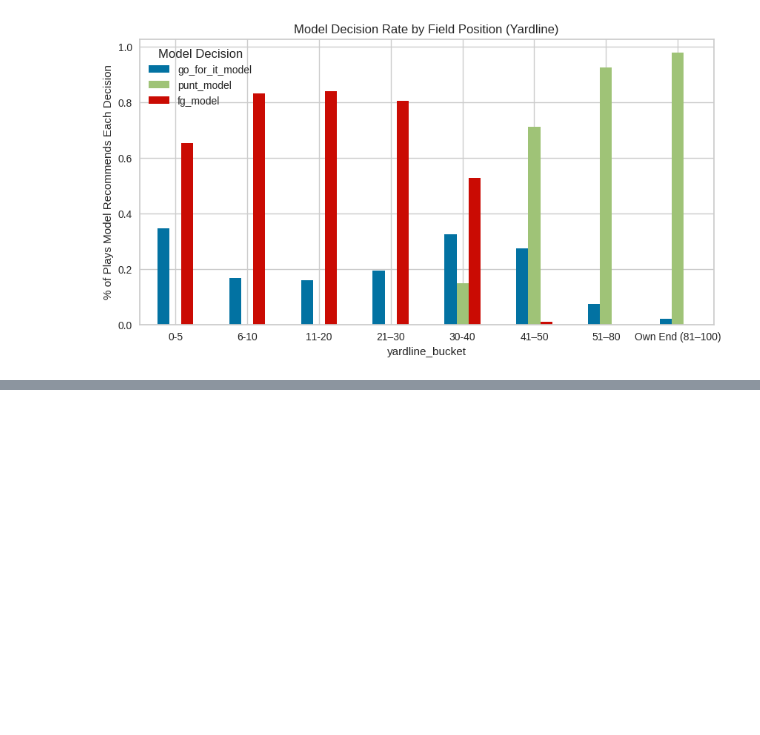
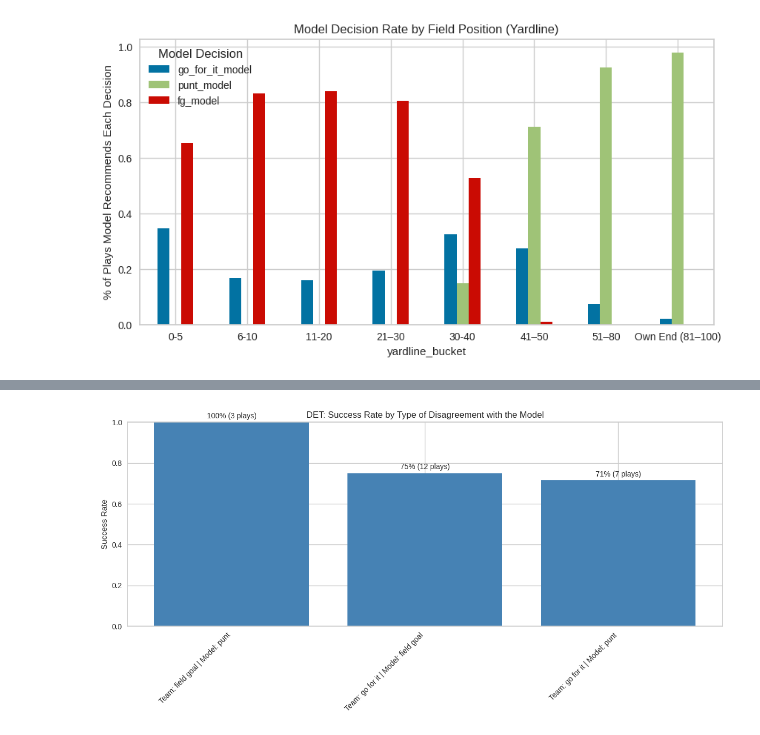
Before and after one commit to Dawson-Field/4th-down-decision-model, a Jupyter notebook: fourthdownmodel.ipynb, the cells around one changed output, grey strips where cells are left out. Cells and saved outputs as stored; diff of their text form; code cells hidden in the pictures; blank space fills up the shorter version.

```diff
--- a/fourthdownmodel.ipynb
+++ b/fourthdownmodel.ipynb
@@ -267,0 +319,35 @@ plt.show()
+# %%
+# Filter for DET and disagreements
+det_disagreements = comparison_df[
+    (comparison_df['posteam'] == 'DET') &
+    (comparison_df['actual_decision'] != comparison_df['model_decision'])
+].copy()
+
+# Create a new column to describe the disagreement
+det_disagreements['disagreement_type'] = (
+    'Team: ' + det_disagreements['actual_decision'] +
+    ' | Model: ' + det_disagreements['model_decision']
+)
+
+# Group by disagreement type
+disagreement_summary = det_disagreements.groupby('disagreement_type')['success'].agg(['count', 'mean']).reset_index()
+disagreement_summary.rename(columns={'count': 'Num_Plays', 'mean': 'Success_Rate'}, inplace=True)
+
+# Plot
+plt.figure(figsize=(12, 6))
+bars = plt.bar(disagreement_summary['disagreement_type'], disagreement_summary['Success_Rate'], color='steelblue')
+plt.xticks(rotation=45, ha='right')
+plt.ylim(0, 1)
+plt.ylabel('Success Rate')
+plt.title('DET: Success Rate by Type of Disagreement with the Model')
+
+# Add labels
+for bar, count in zip(bars, disagreement_summary['Num_Plays']):
+    height = bar.get_height()
+    plt.text(bar.get_x() + bar.get_width()/2, height + 0.02,
+             f'{height:.0%} ({count} plays)', ha='center', fontsize=10)
+
+plt.tight_layout()
+plt.show()
+# %% [output]
+[figure, added]
```
Also changed, not shown: parts of 6 cells of this notebook.
